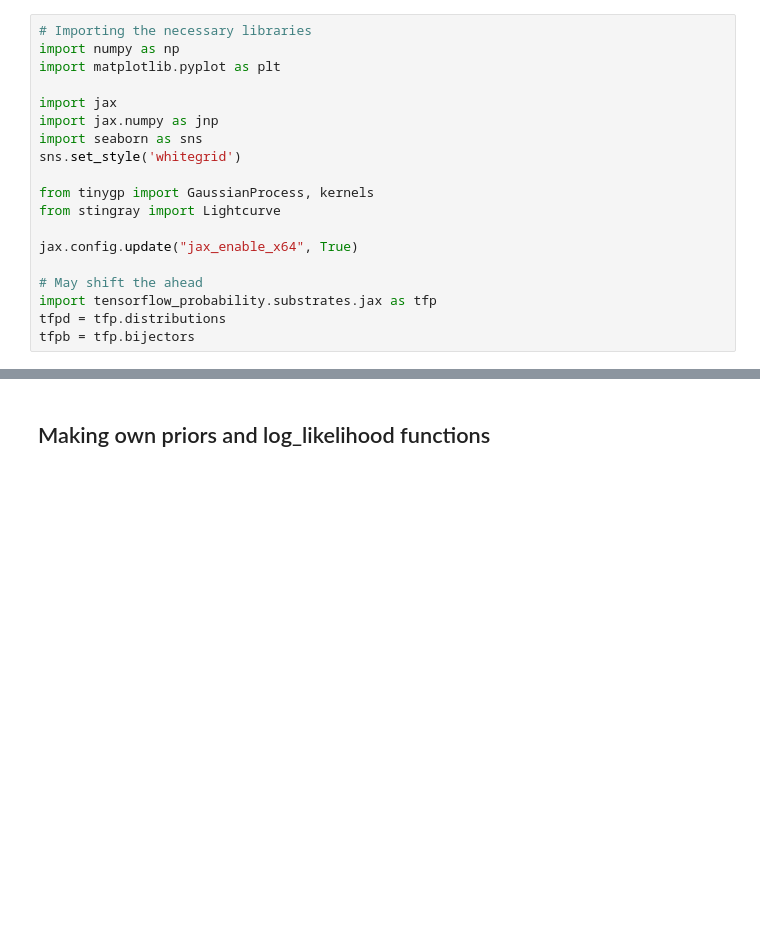
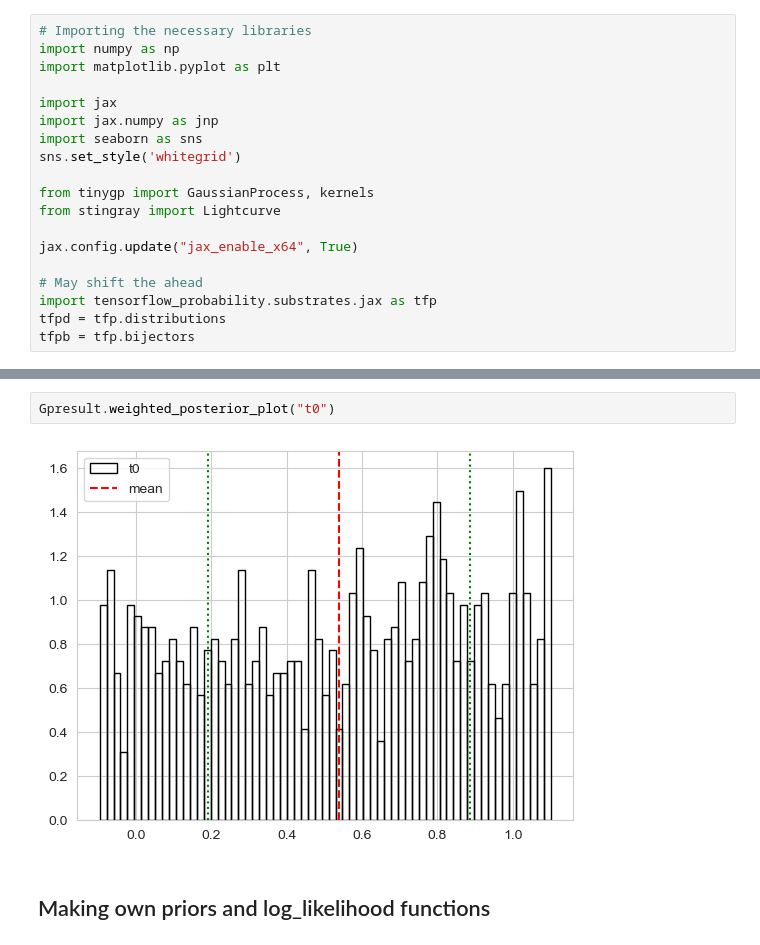
Before and after one commit to Gaurav17Joshi/ProofOfConcept, a Jupyter notebook: Demonstration/demo1.ipynb, the cells around one changed output, grey strips where cells are left out. Drawn from its saved outputs; the diff is of its cells as text; blank space fills up the shorter version.

```diff
--- a/Demonstration/demo1.ipynb
+++ b/Demonstration/demo1.ipynb
@@ -141,3 +175,7 @@ t0: 0.69 +- 0.31 | 0.19 / 0.76 / 1.04 | 1.09 | 1.09
+# %%
+Gpresult.weighted_posterior_plot("t0")
+# %% [output]
+[figure, added]
 # %% [markdown]
 ## Making own priors and log_likelihood functions
 # %%
```
Also changed, not shown: parts of 10 cells of this notebook, 3 other files.
